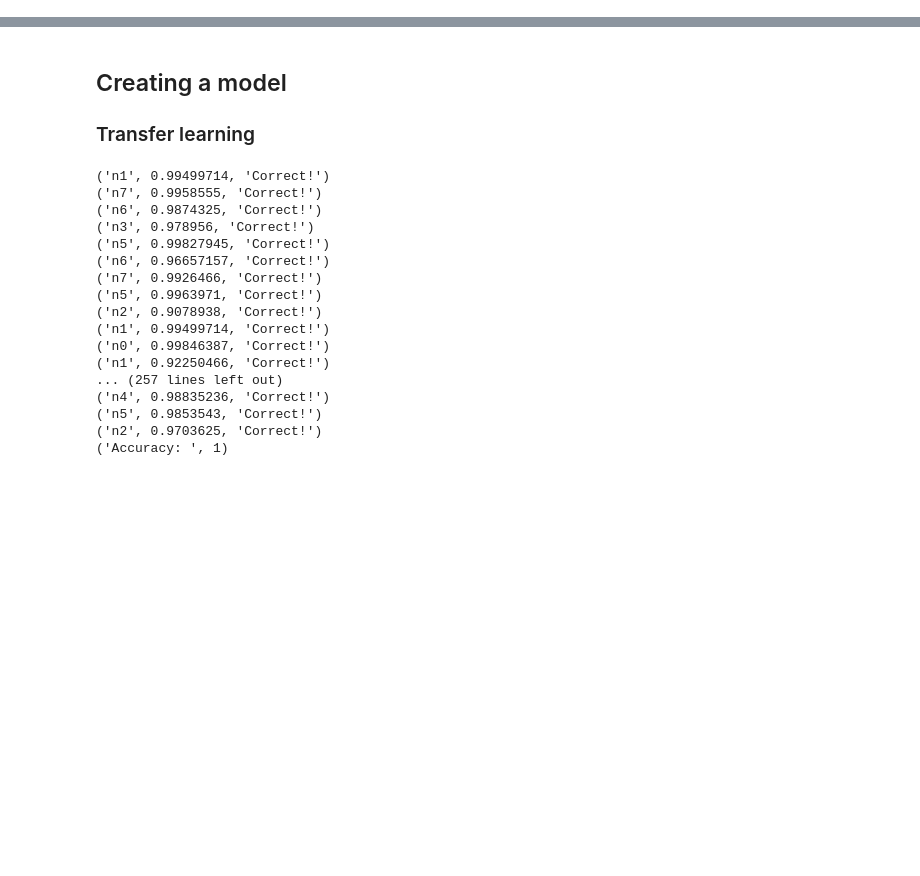
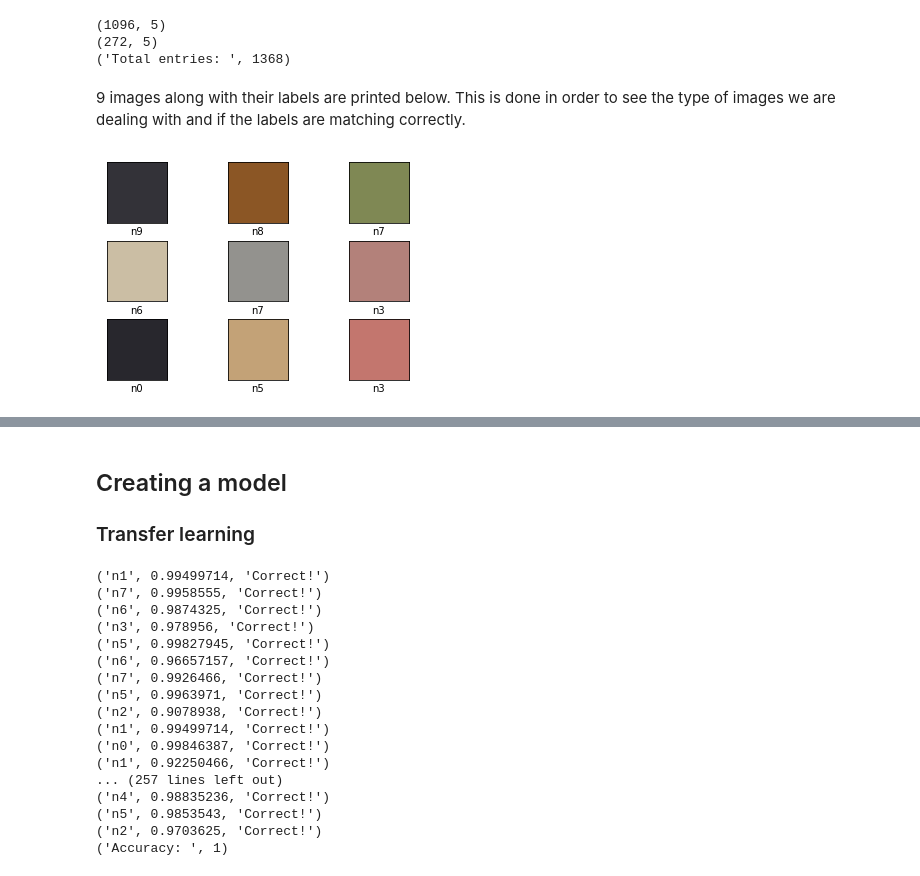
Before and after one commit to Rokasl/DeepLearning-10monkeys, a Jupyter notebook: main.ipynb, the cells around one changed output, grey strips where cells are left out. Drawn from its saved outputs; the diff is of its cells as text; code cells hidden in the pictures; blank space fills up the shorter version.

```diff
--- a/main.ipynb
+++ b/main.ipynb
@@ -40,3 +70,4 @@ print('Python version: ', platform.python_version())
 # %%
-train_dir = Path('input/training/')
-test_dir = Path('input/validation/')
+# Defining input directory paths
+train_dir = 'input/training'
+test_dir = 'input/validation'
@@ -62,10 +79,11 @@ def read_data(filename):
     labels = []
     paths = []
     i = 0
-    for training_dir_path in glob.glob(filename + "/*"):
-        label = training_dir_path.split("/")[-1]
-        for image_path in glob.glob(os.path.join(training_dir_path, "*.jpg")):
+    for dir_path in glob.glob(filename + "/*"):
+        label = dir_path.split("/")[-1]
+        for image_path in glob.glob(os.path.join(dir_path, "*.jpg")):
             image = cv2.imread(image_path, cv2.IMREAD_COLOR)
+            # Adjust stored image size if necessary
             image = cv2.resize(image, (1, 1))
             image = cv2.cvtColor(image, cv2.COLOR_RGB2BGR)
 
@@ -76,7 +94,7 @@ def read_data(filename):
     # integer encode
     label_encoder = LabelEncoder()
     integer_encoded = label_encoder.fit_transform(labels)
-    # binary encode
+    # one hot binary encode
     onehot_encoder = OneHotEncoder(sparse=False)
     i_encoded = integer_encoded.reshape(len(integer_encoded), 1)
     onehot_encoded = onehot_encoder.fit_transform(i_encoded)
@@ -86,7 +104,8 @@ def read_data(filename):
     df = pd.DataFrame(d)
     return df
 
-train = read_data("input/training")
-test = read_data("input/validation")
+train = read_data(train_dir)
+test = read_data(test_dir)
+# Write data to csv files for future use
 train.to_csv('./input/train.csv', index=False)
 test.to_csv('./input/test.csv',  index=False)
@@ -93,50 +149,37 @@ test.to_csv('./input/test.csv',  index=False)
+# %%
+print(train.shape)
+print(test.shape)
+print("Total entries: ", len(train)+len(test))
+# %% [output]
+(1096, 5)
+(272, 5)
+('Total entries: ', 1368)
+# %% [markdown]
+9 images along with their labels are printed below. This is done in order to see the type of images we are dealing with and if the labels are matching correctly.
 # %%
-# We know images are 150 by 150
-img_size = 150
-
-# Images are stored in one-dimensional arrays of this length
-img_size_flat = img_size * img_size
-
-# Tuple with height and width of images used to reshape arrays
-img_shape = (img_size, img_size)
-
-# Number of classes
-num_classes = 10
-
-def plot_images(images, cls_true, cls_pred=None):
+def plot_images(images, labels):
     assert len(images) == len(cls_true) == 9
-
-    # Create figure with 3x3 sub-plots.
     fig, axes = plt.subplots(3, 3)
     fig.subplots_adjust(hspace=0.3, wspace=0.3)
 
     for i, ax in enumerate(axes.flat):
         # Plot image.
-        ax.imshow(images[i])
+        ax.imshow(images.iloc[i])
 
-        # Show true and predicted classes.
-        if cls_pred is None:
-            xlabel = "True: {0}".format(cls_true[i])
-        else:
-            xlabel = "True: {0}, Pred: {1}".format(cls_true[i], cls_pred[i])
-
-        ax.set_xlabel(xlabel)
+        ax.set_xlabel(labels.iloc[i])
 
         # Remove ticks from the plot.
         ax.set_xticks([])
         ax.set_yticks([])
 
-    # Ensure the plot is shown correctly with multiple plots
-    # in a single Notebook cell.
     plt.show()
 
 
 
-# Get the first images from the test-set.
-images = train["images"][0:9]
-
-# Get the true classes for those images.
-cls_true = train["labels"][0:9]
+# Get 10 random images from the test-set.
+sample = test.sample(n=9)
 
 # Plot the images and labels using our helper-function above.
-plot_images(images=images, cls_true=cls_true)
+plot_images(sample["images"], sample["labels"])
+# %% [output]
+[figure, added]
```
Also changed, not shown: parts of 19 cells of this notebook, 2 other files.
